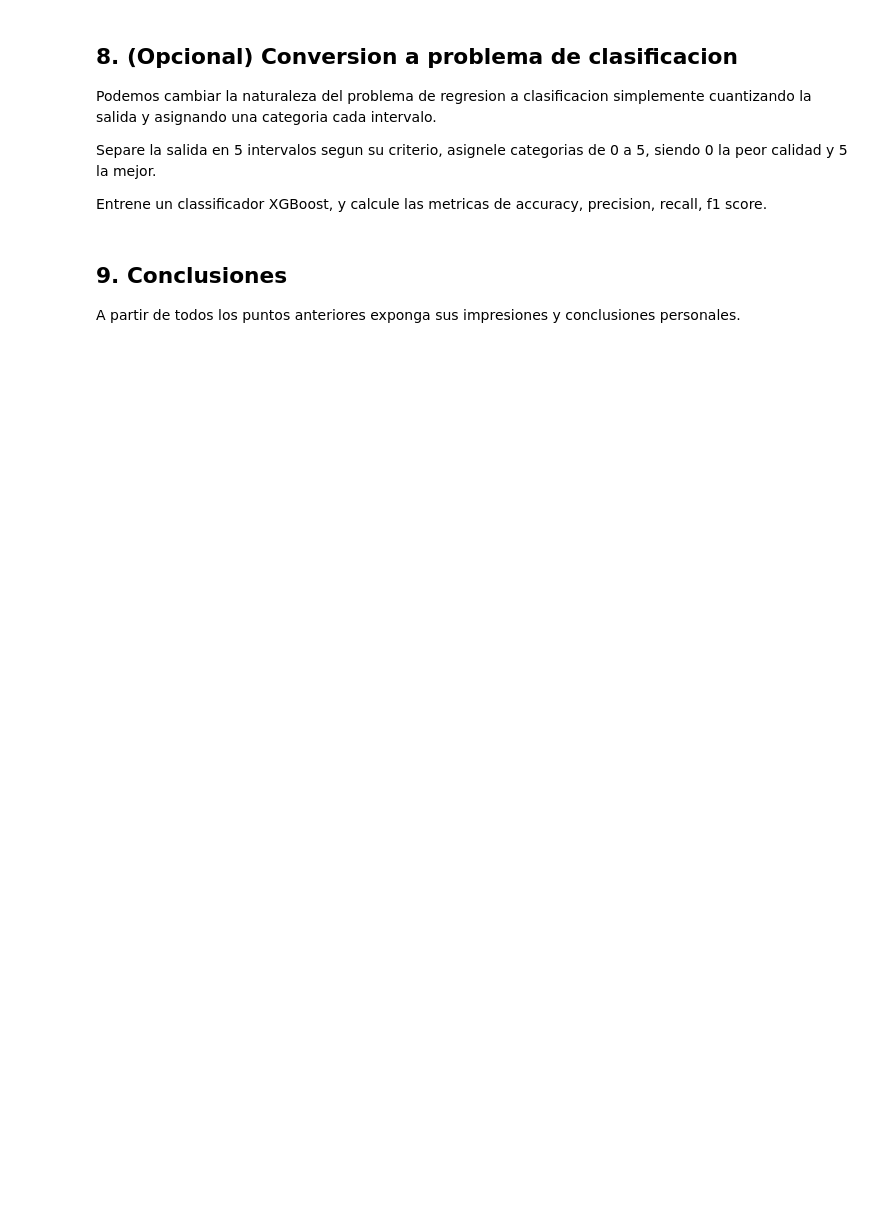
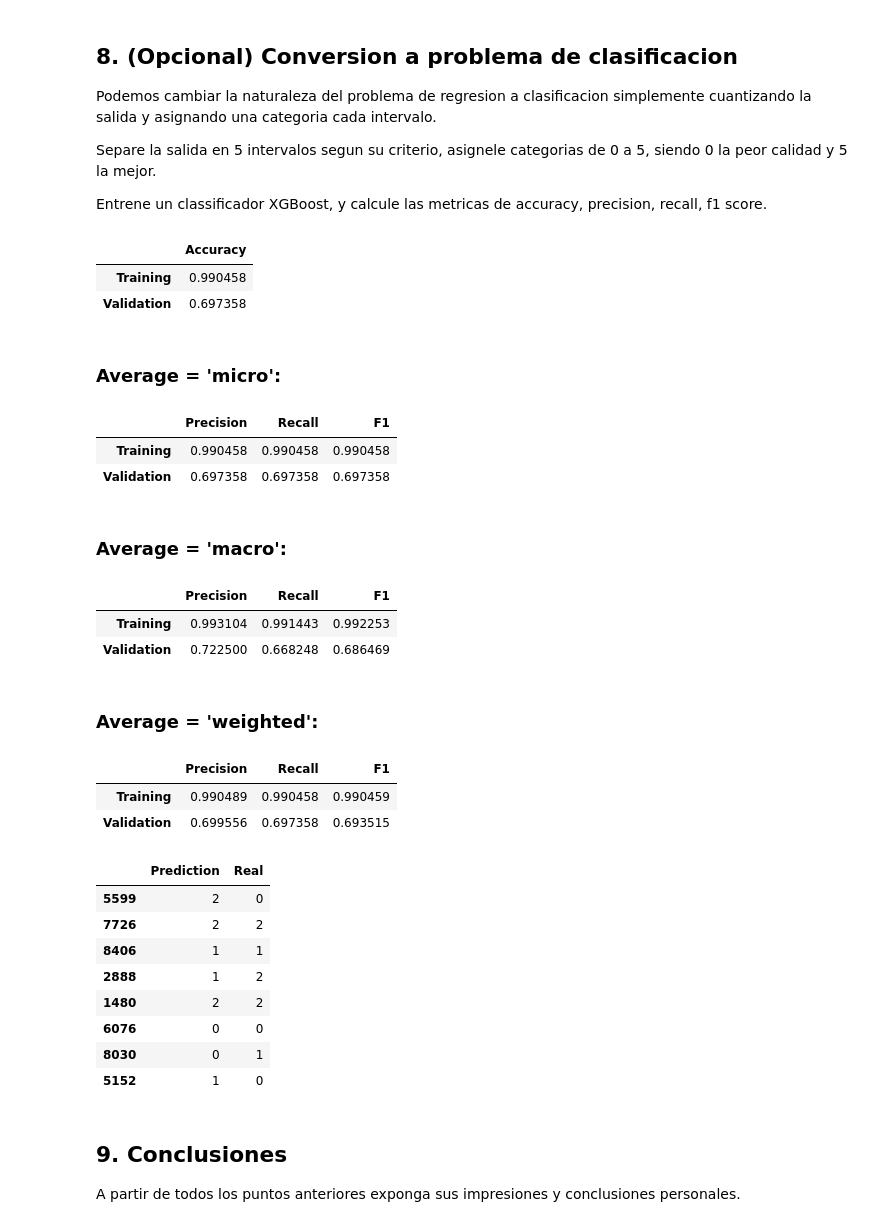
Before and after one commit to georeference-ML-mentoria/Intro-Aprendizaje-Automatico-, a Jupyter notebook: Practico_IAA.ipynb, the cells around one changed output. Saved outputs shown, nothing was run; the diff lists cells and outputs as text; code cells hidden in the pictures; blank space fills up the shorter version.

```diff
--- a/Practico_IAA.ipynb
+++ b/Practico_IAA.ipynb
@@ -545,6 +604,72 @@ Podemos cambiar la naturaleza del problema de regresion a clasificacion simpleme
 Separe la salida en 5 intervalos segun su criterio, asignele categorias de 0 a 5, siendo 0 la peor calidad y 5 la mejor.
 
 Entrene un classificador XGBoost, y calcule las metricas de accuracy, precision, recall, f1 score.
+# %%
+y_classes_train = pd.cut(y_train, bins=5, labels=False)
+y_classes_valid = pd.cut(y_valid, bins=5, labels=False)
+
+xgb_classifier = xgb.XGBClassifier(random_state=42)
+xgb_classifier.fit(X_train, y_classes_train)
+
+y_classes_train_pred = xgb_classifier.predict(X_train)
+y_classes_valid_pred = xgb_classifier.predict(X_valid)
+# %%
+display(pd.DataFrame(
+    {
+        'Accuracy': [
+            accuracy_score(y_classes_train, y_classes_train_pred),
+            accuracy_score(y_classes_valid, y_classes_valid_pred)
+        ]
+    },
+    index=['Training', 'Validation']
+))
+
+score_functions = [
+    ('Precision', precision_score),
+    ('Recall', recall_score),
+    ('F1', f1_score)
+]
+
+for average in ['micro', 'macro', 'weighted']:
+    score_data = {}
+    for score_function_name, score_function in score_functions:
+        score_data[score_function_name] = [
+            score_function(y_classes_train, y_classes_train_pred,
+                           average=average),
+            score_function(y_classes_valid, y_classes_valid_pred,
+                           average=average)
+        ]
+
+    display_markdown(f'### Average = {repr(average)}:')
+    display(pd.DataFrame(score_data, index=['Training', 'Validation']))
+
+display_evaluation_table(y_classes_valid, y_classes_valid_pred,
+                         n_values=8, with_errors=False)
+# %% [output]
+|  | Accuracy |
+| Training | 0.990458 |
+| Validation | 0.697358 |
+### Average = 'micro':
+|  | Precision | Recall | F1 |
+| Training | 0.990458 | 0.990458 | 0.990458 |
+| Validation | 0.697358 | 0.697358 | 0.697358 |
+### Average = 'macro':
+|  | Precision | Recall | F1 |
+| Training | 0.993104 | 0.991443 | 0.992253 |
+| Validation | 0.722500 | 0.668248 | 0.686469 |
+### Average = 'weighted':
+|  | Precision | Recall | F1 |
+| Training | 0.990489 | 0.990458 | 0.990459 |
+| Validation | 0.699556 | 0.697358 | 0.693515 |
+|  | Prediction | Real |
+| 5599 | 2 | 0 |
+| 7726 | 2 | 2 |
+| 8406 | 1 | 1 |
+| 2888 | 1 | 2 |
+| 1480 | 2 | 2 |
+| 6076 | 0 | 0 |
+| 8030 | 0 | 1 |
+| 5152 | 1 | 0 |
 # %% [markdown]
 ## 9. Conclusiones
 
```
Also changed, not shown: parts of 19 cells of this notebook, 1 other file.
